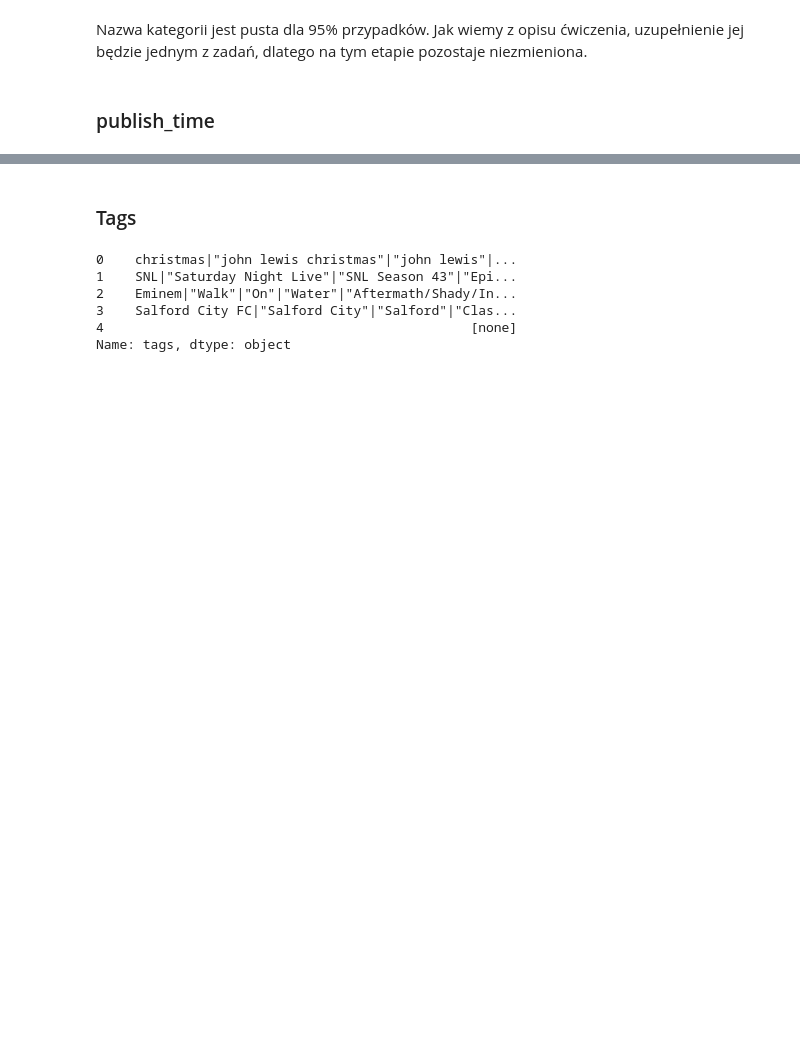
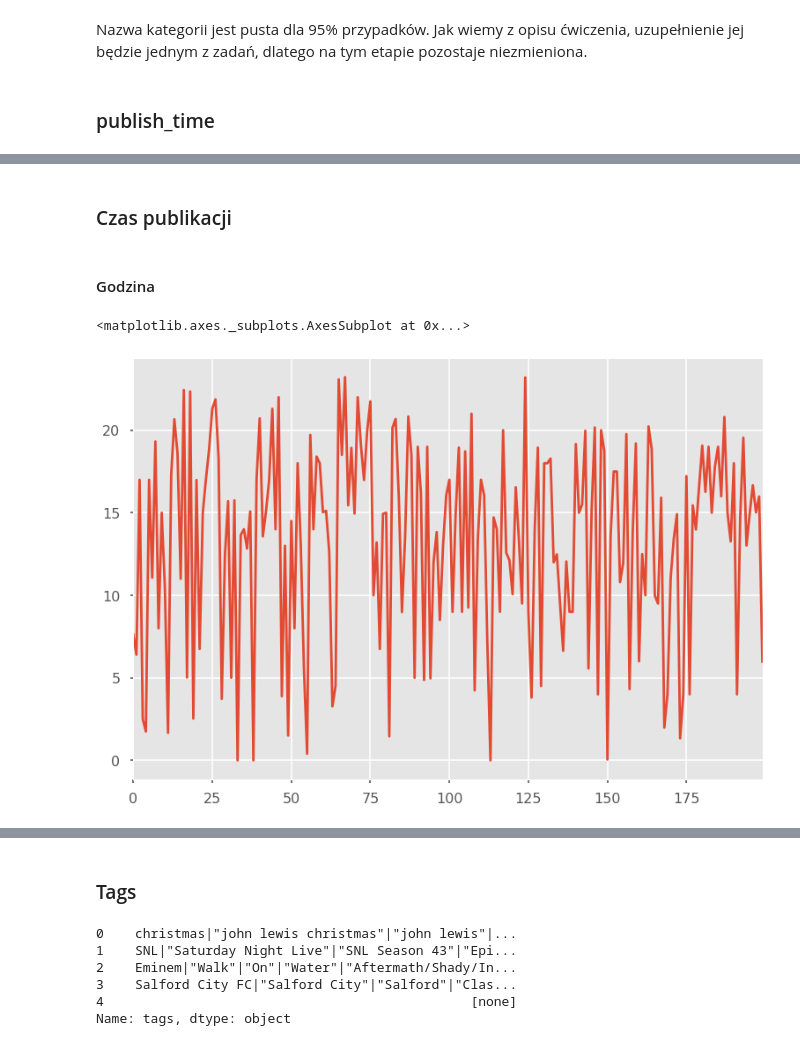
Before and after one commit to marrry/PED_YT, a Jupyter notebook: wstepne_wykresy.ipynb, the cells around one changed output, grey strips where cells are left out. Saved outputs shown, nothing was run; the diff lists cells and outputs as text; code cells hidden in the pictures; blank space fills up the shorter version.

```diff
--- a/wstepne_wykresy.ipynb
+++ b/wstepne_wykresy.ipynb
@@ -188,0 +193,10 @@ data.publish_time.hist()
+# %% [markdown]
+### Czas publikacji
+# %% [markdown]
+#### Godzina
+# %%
+data["publish_hour"] = data.publish_time.dt.hour + data.publish_time.dt.minute/60
+data.publish_hour[0:200].plot()
+# %% [output]
+<matplotlib.axes._subplots.AxesSubplot at 0x...>
+[figure, added]
```
Also changed, not shown: parts of 31 cells of this notebook.
